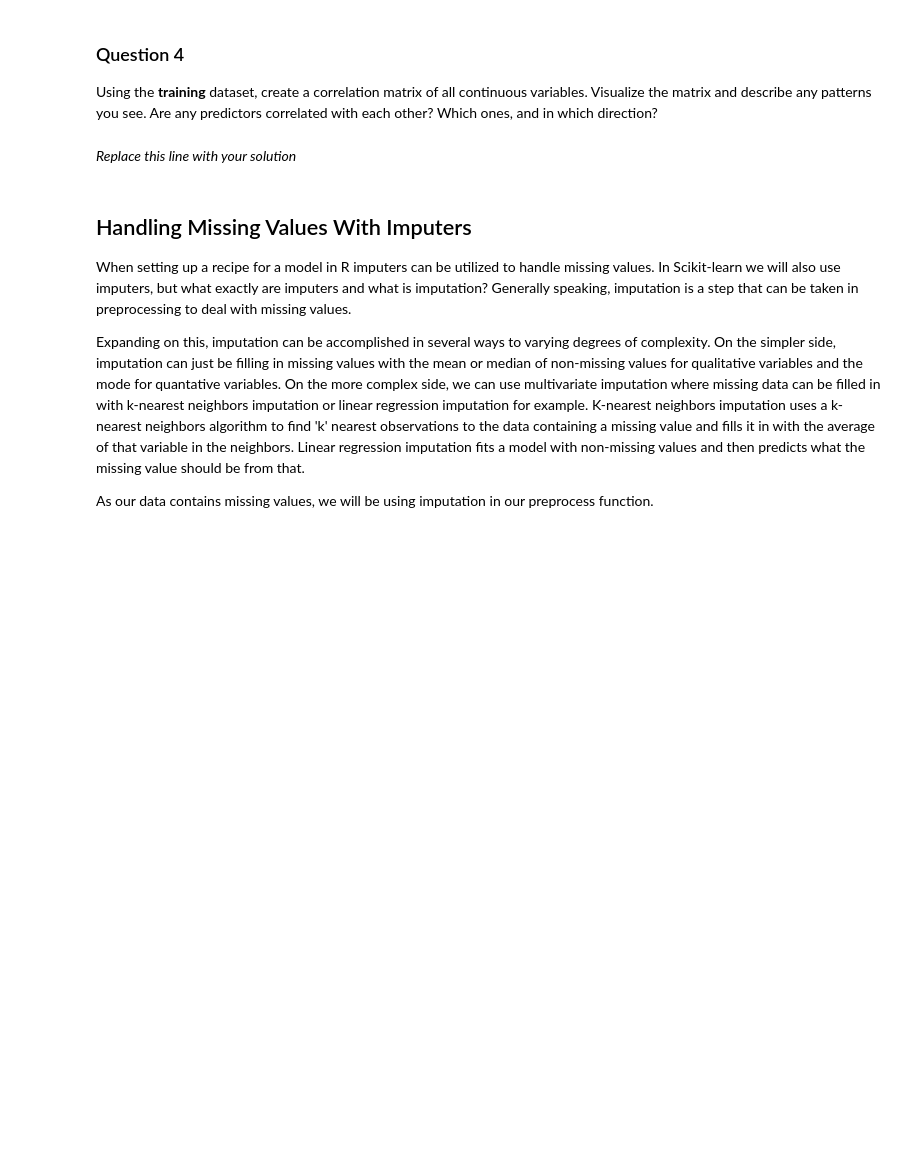
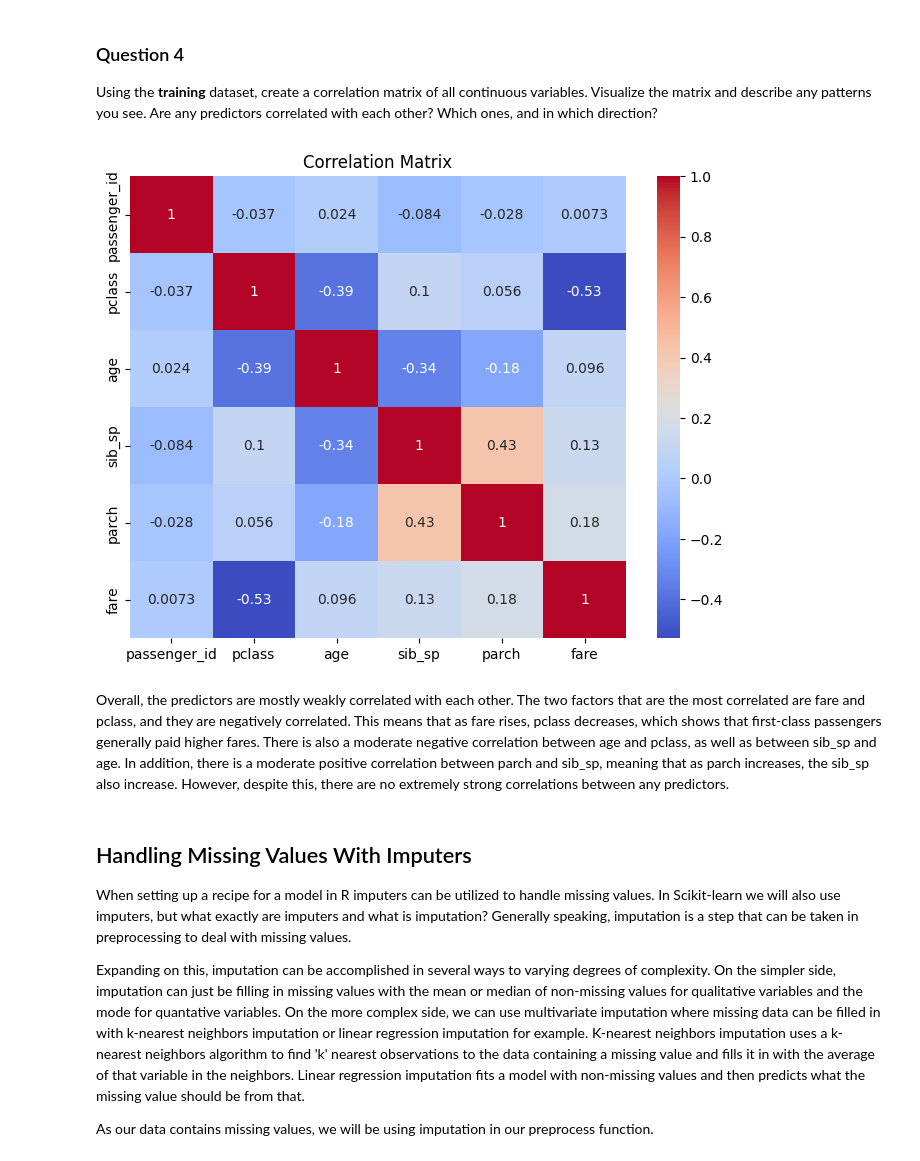
Before and after one commit to KarlaRH12/Homework3_131, a Jupyter notebook: 131homework3.ipynb, the cells around one changed output. Drawn from its saved outputs; the diff is of its cells as text; code cells hidden in the pictures; blank space fills up the shorter version.

```diff
--- a/131homework3.ipynb
+++ b/131homework3.ipynb
@@ -82,8 +83,20 @@ Create one more [countplot](https://seaborn.pydata.org/generated/seaborn.countpl
 # %% [markdown]
 ### Question 4
 Using the **training** dataset, create a correlation matrix of all continuous variables. Visualize the matrix and describe any patterns you see. Are any predictors correlated with each other? Which ones, and in which direction?
-# %% [markdown]
-_Replace this line with your solution_
+# %%
+
+corr_matrix = train_df.corr(numeric_only=True)
+
+# Plot heatmap
+plt.figure(figsize=(8,6))
+sns.heatmap(corr_matrix, annot=True, cmap='coolwarm')
+
+plt.title("Correlation Matrix")
+plt.show()
+# %% [output]
+[figure, added]
+# %% [markdown]
+Overall, the predictors are mostly weakly correlated with each other. The two factors that are the most correlated are fare and pclass, and they are negatively correlated. This means that as fare rises, pclass decreases, which shows that first-class passengers generally paid higher fares. There is also a moderate negative correlation between age and pclass, as well as between sib_sp and age. In addition, there is a moderate positive correlation between parch and sib_sp, meaning that as parch increases, the sib_sp also increase. However, despite this, there are no extremely strong correlations between any predictors.
 # %% [markdown]
 ## Handling Missing Values With Imputers
 When setting up a recipe for a model in R imputers can be utilized to handle missing values. In Scikit-learn we will also use imputers, but what exactly are imputers and what is imputation? Generally speaking, imputation is a step that can be taken in preprocessing to deal with missing values.
```
Also changed, not shown: parts of 5 cells of this notebook.
